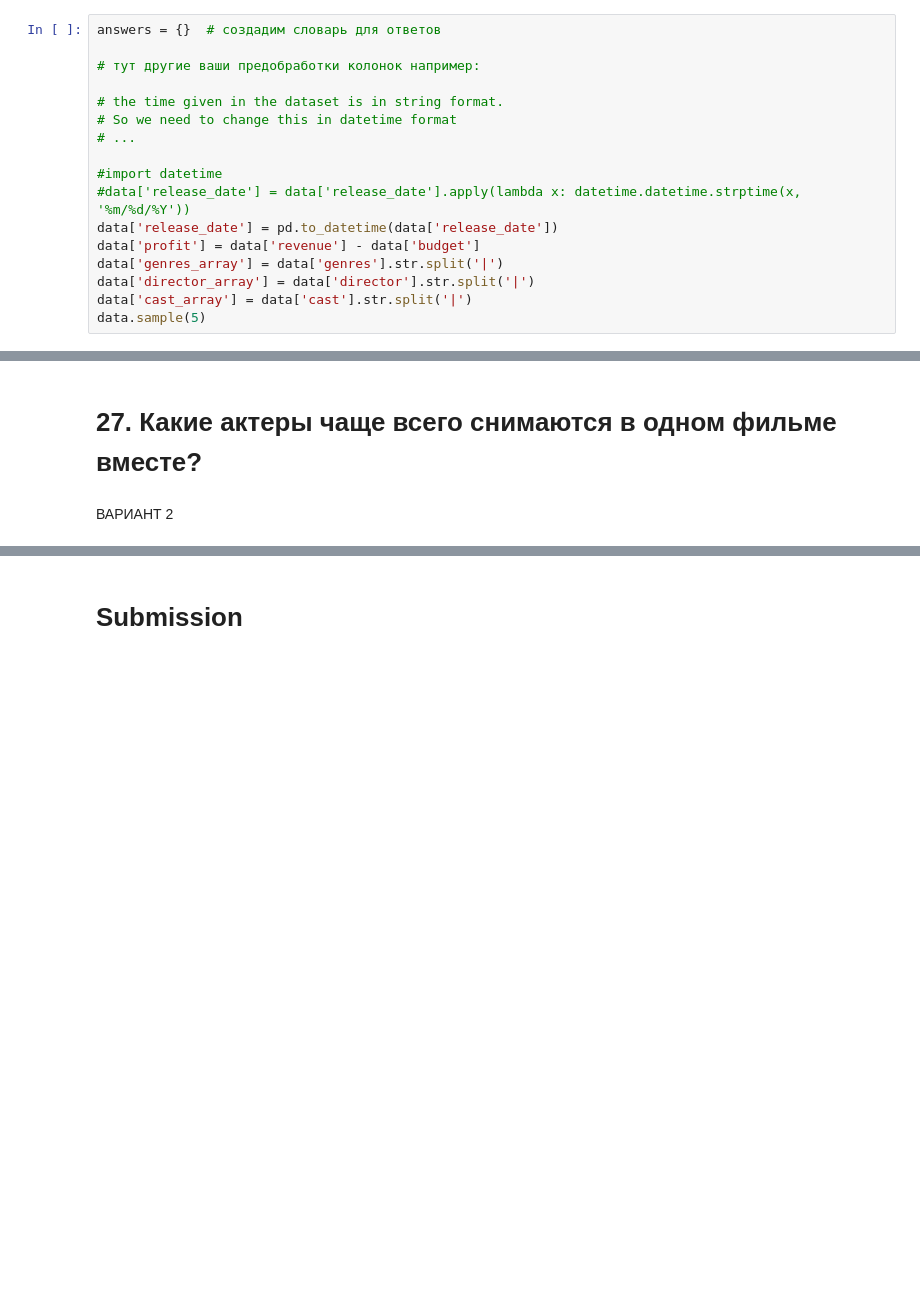
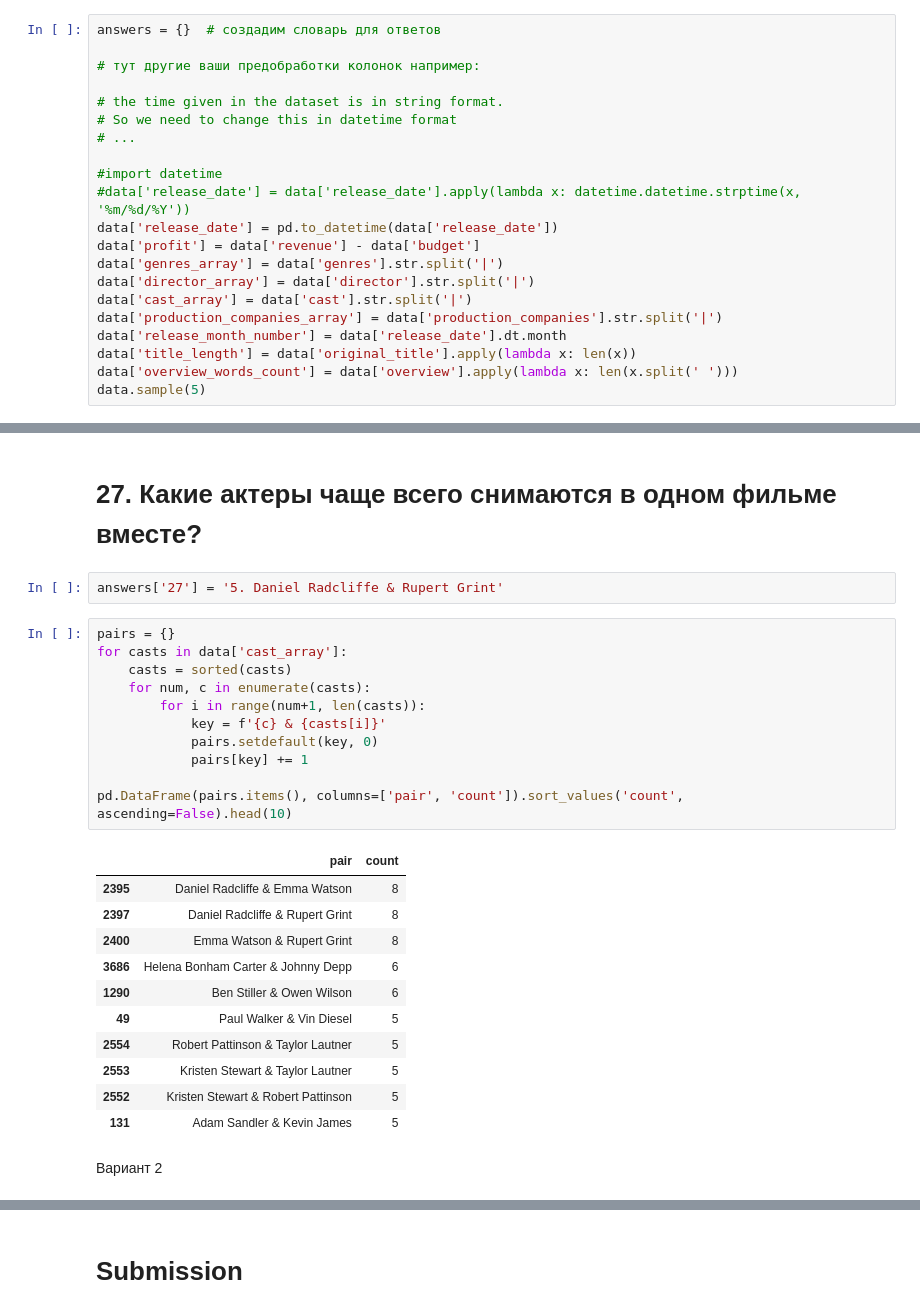
Before and after one commit to KYegres/DataScienceCourse, a Jupyter notebook: module_1/Movies_tasks.ipynb, the cells around one changed output, grey strips where cells are left out. Cells and saved outputs as stored; diff of their text form; blank space fills up the shorter version.

```diff
--- a/module_1/Movies_tasks.ipynb
+++ b/module_1/Movies_tasks.ipynb
@@ -65,6 +65,10 @@ data['profit'] = data['revenue'] - data['budget']
 data['genres_array'] = data['genres'].str.split('|')
 data['director_array'] = data['director'].str.split('|')
 data['cast_array'] = data['cast'].str.split('|')
+data['production_companies_array'] = data['production_companies'].str.split('|')
+data['release_month_number'] = data['release_date'].dt.month
+data['title_length'] = data['original_title'].apply(lambda x: len(x))
+data['overview_words_count'] = data['overview'].apply(lambda x: len(x.split(' ')))
 data.sample(5)
 # %% [output]
 |  | imdb_id | budget | revenue | original_title | cast | director | tagline | overview | runtime | genres | ... |
@@ -331,4 +460,29 @@ Name: genres_array, dtype: int64
 # %% [markdown]
 # 27. Какие актеры чаще всего снимаются в одном фильме вместе?
+# %%
+answers['27'] = '5. Daniel Radcliffe & Rupert Grint'
+# %%
+pairs = {}
+for casts in data['cast_array']:
+    casts = sorted(casts)
+    for num, c in enumerate(casts):
+        for i in range(num+1, len(casts)):
+            key = f'{c} & {casts[i]}'
+            pairs.setdefault(key, 0)
+            pairs[key] += 1
+
+pd.DataFrame(pairs.items(), columns=['pair', 'count']).sort_values('count', ascending=False).head(10)
+# %% [output]
+|  | pair | count |
+| 2395 | Daniel Radcliffe & Emma Watson | 8 |
+| 2397 | Daniel Radcliffe & Rupert Grint | 8 |
+| 2400 | Emma Watson & Rupert Grint | 8 |
+| 3686 | Helena Bonham Carter & Johnny Depp | 6 |
+| 1290 | Ben Stiller & Owen Wilson | 6 |
+| 49 | Paul Walker & Vin Diesel | 5 |
+| 2554 | Robert Pattinson & Taylor Lautner | 5 |
+| 2553 | Kristen Stewart & Taylor Lautner | 5 |
+| 2552 | Kristen Stewart & Robert Pattinson | 5 |
+| 131 | Adam Sandler & Kevin James | 5 |
 # %% [markdown]
-ВАРИАНТ 2
+Вариант 2
```
Also changed, not shown: parts of 35 cells of this notebook.
